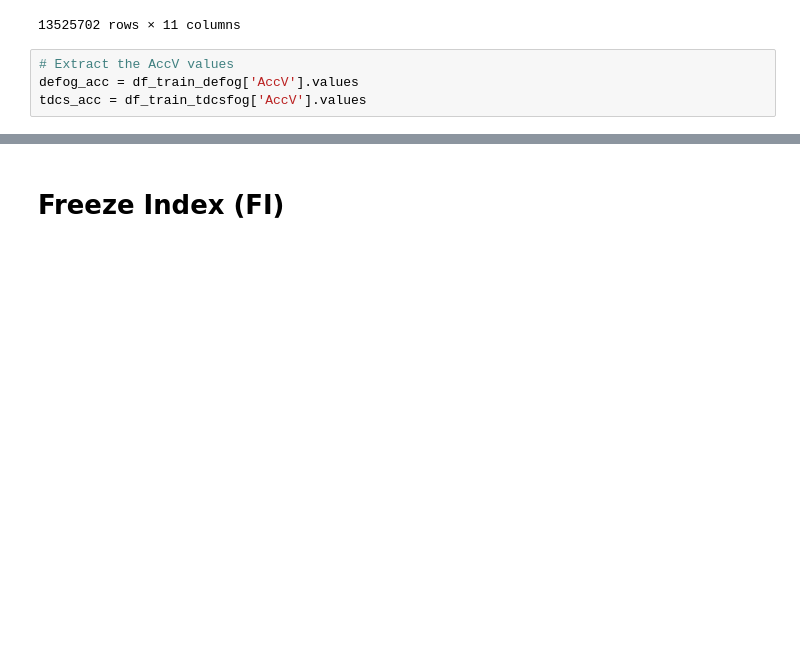
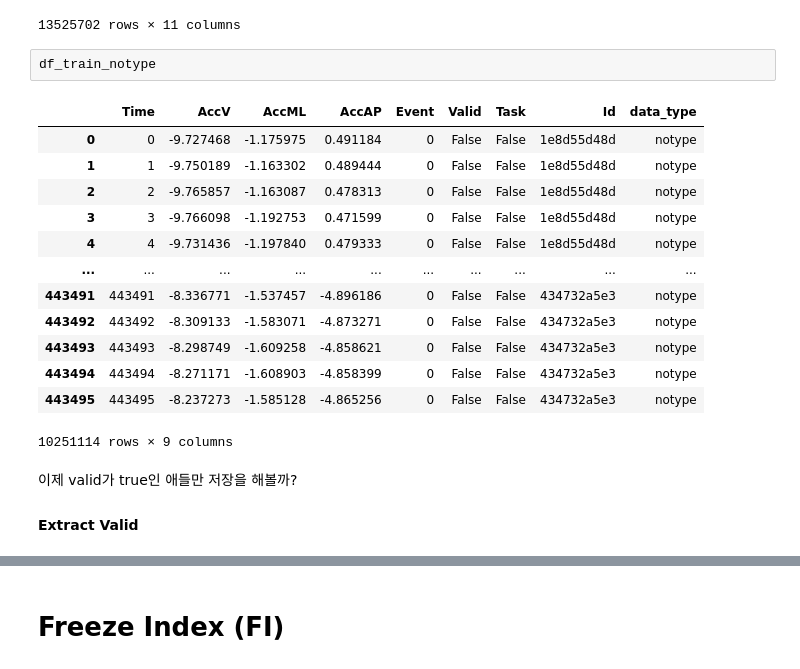
Before and after one commit to JO-HEEJIN/AI, a Jupyter notebook: fog-fi-by-momo.ipynb, the cells around one changed output, grey strips where cells are left out. Drawn from its saved outputs; the diff is of its cells as text; blank space fills up the shorter version.

```diff
--- a/fog-fi-by-momo.ipynb
+++ b/fog-fi-by-momo.ipynb
@@ -291,7 +290,23 @@ df_train_defog
 | 109123 | 109123 | -9.216992 | 0.275160 | -3.909563 | 0 | 0 | 0 | False | False | 06414383cf | ... |
 | 109124 | 109124 | -9.208502 | 0.261129 | -3.907498 | 0 | 0 | 0 | False | False | 06414383cf | ... |
 13525702 rows × 11 columns
-# %%
-# Extract the AccV values
-defog_acc = df_train_defog['AccV'].values
-tdcs_acc = df_train_tdcsfog['AccV'].values
+# %%
+df_train_notype
+# %% [output]
+|  | Time | AccV | AccML | AccAP | Event | Valid | Task | Id | data_type |
+| 0 | 0 | -9.727468 | -1.175975 | 0.491184 | 0 | False | False | 1e8d55d48d | notype |
+| 1 | 1 | -9.750189 | -1.163302 | 0.489444 | 0 | False | False | 1e8d55d48d | notype |
+| 2 | 2 | -9.765857 | -1.163087 | 0.478313 | 0 | False | False | 1e8d55d48d | notype |
+| 3 | 3 | -9.766098 | -1.192753 | 0.471599 | 0 | False | False | 1e8d55d48d | notype |
+| 4 | 4 | -9.731436 | -1.197840 | 0.479333 | 0 | False | False | 1e8d55d48d | notype |
+| ... | ... | ... | ... | ... | ... | ... | ... | ... | ... |
+| 443491 | 443491 | -8.336771 | -1.537457 | -4.896186 | 0 | False | False | 434732a5e3 | notype |
+| 443492 | 443492 | -8.309133 | -1.583071 | -4.873271 | 0 | False | False | 434732a5e3 | notype |
+| 443493 | 443493 | -8.298749 | -1.609258 | -4.858621 | 0 | False | False | 434732a5e3 | notype |
+| 443494 | 443494 | -8.271171 | -1.608903 | -4.858399 | 0 | False | False | 434732a5e3 | notype |
+| 443495 | 443495 | -8.237273 | -1.585128 | -4.865256 | 0 | False | False | 434732a5e3 | notype |
+10251114 rows × 9 columns
+# %% [markdown]
+이제 valid가 true인 애들만 저장을 해볼까?
+
+#### Extract Valid
```
Also changed, not shown: parts of 41 cells of this notebook.
